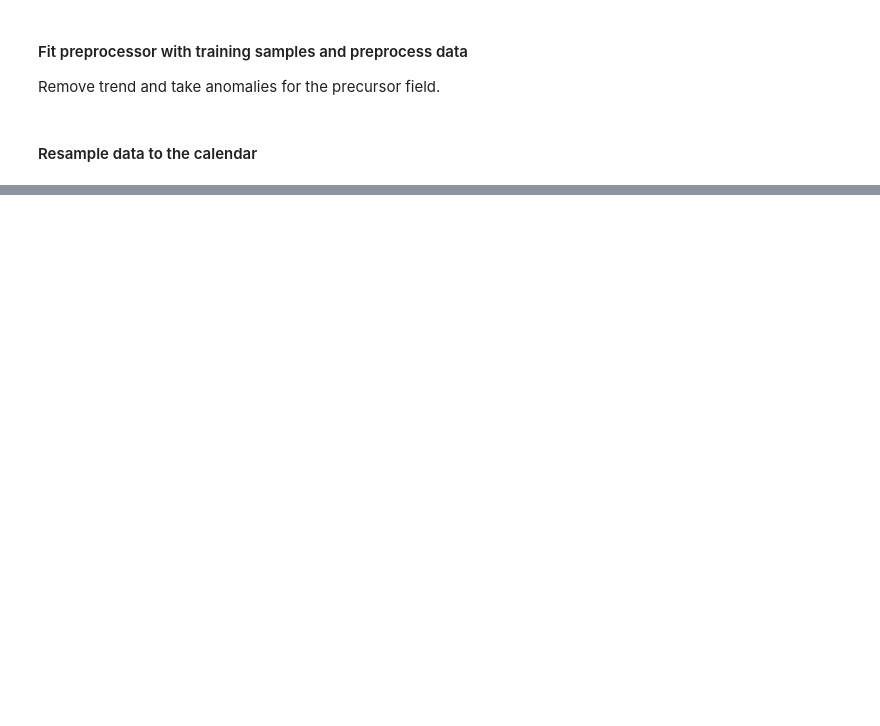
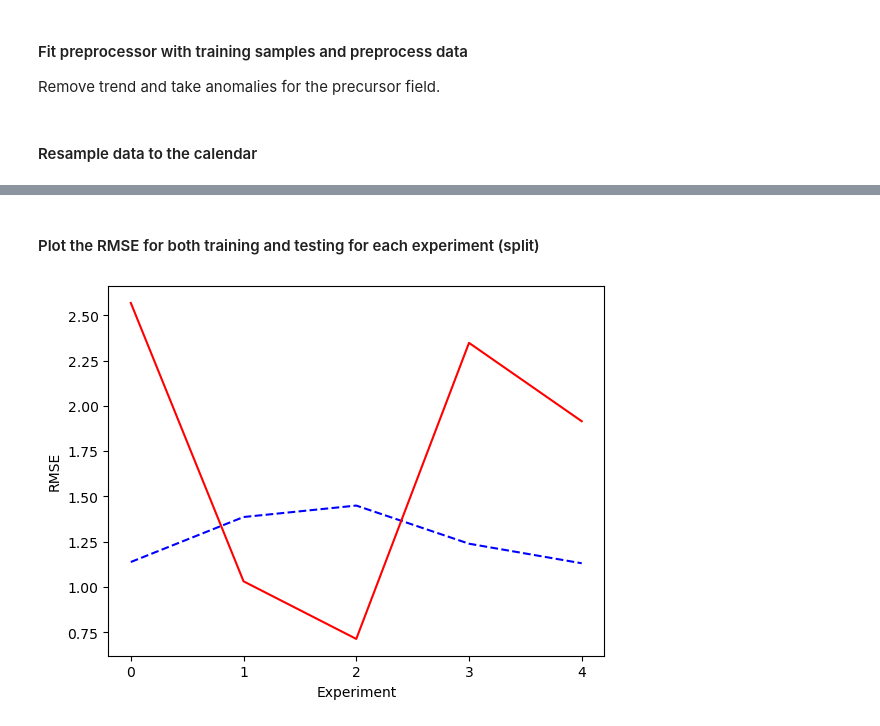
Before and after one commit to AI4S2S/cookbook, a Jupyter notebook: workflow.ipynb, the cells around one changed output, grey strips where cells are left out. Saved outputs shown, nothing was run; the diff lists cells and outputs as text; code cells hidden in the pictures; blank space fills up the shorter version.

```diff
--- a/workflow.ipynb
+++ b/workflow.ipynb
@@ -28,8 +41,8 @@ calendar.add_intervals("precursor", "1M", gap="1M")
 # %%
-# prepare data
+# load data
 data_folder = '~/AI4S2S/data'
 precursor_field = xr.open_dataset(Path(data_folder, 'sst_daily_1979-2018_5deg_Pacific_175_240E_25_50N.nc'))
-target_series = xr.open_dataset(Path(data_folder,'tf5_nc5_dendo_80d77.nc'))
+target_field = xr.open_dataset(Path(data_folder,'tf5_nc5_dendo_80d77.nc'))
 # %% [markdown]
 #### Map the calendar to the data
 # %%
@@ -65,3 +78,10 @@ preprocessor.fit(precursor_field.sel(time=slice(str(start_year),
 precursor_field_prep = preprocessor.transform(precursor_field)
 # %% [markdown]
 #### Resample data to the calendar
+# %%
+precursor_field_resample = lilio.resample(calendar, precursor_field_prep)
+target_field_resample = lilio.resample(calendar, target_field)
+# %%
+# select variables and intervals
+precursor_field_sel = precursor_field_resample['sst']
+target_series_sel = target_field_resample['ts'].sel(cluster=3)
@@ -67,0 +141,14 @@ precursor_field_prep = preprocessor.transform(precursor_field)
+# %% [markdown]
+#### Plot the RMSE for both training and testing for each experiment (split)
+# %%
+import matplotlib.pyplot as plt
+fig = plt.figure()
+plt.plot(range(k_fold_splits), rmse_train, "b--", label = "train loss")
+plt.plot(range(k_fold_splits), rmse_test, "r", label = "test loss")
+ax = fig.gca()
+ax.set_xticks(range(k_fold_splits))
+plt.xlabel("Experiment")
+plt.ylabel("RMSE")
+plt.show()
+# %% [output]
+[figure, added]
```
Also changed, not shown: parts of 7 cells of this notebook.
